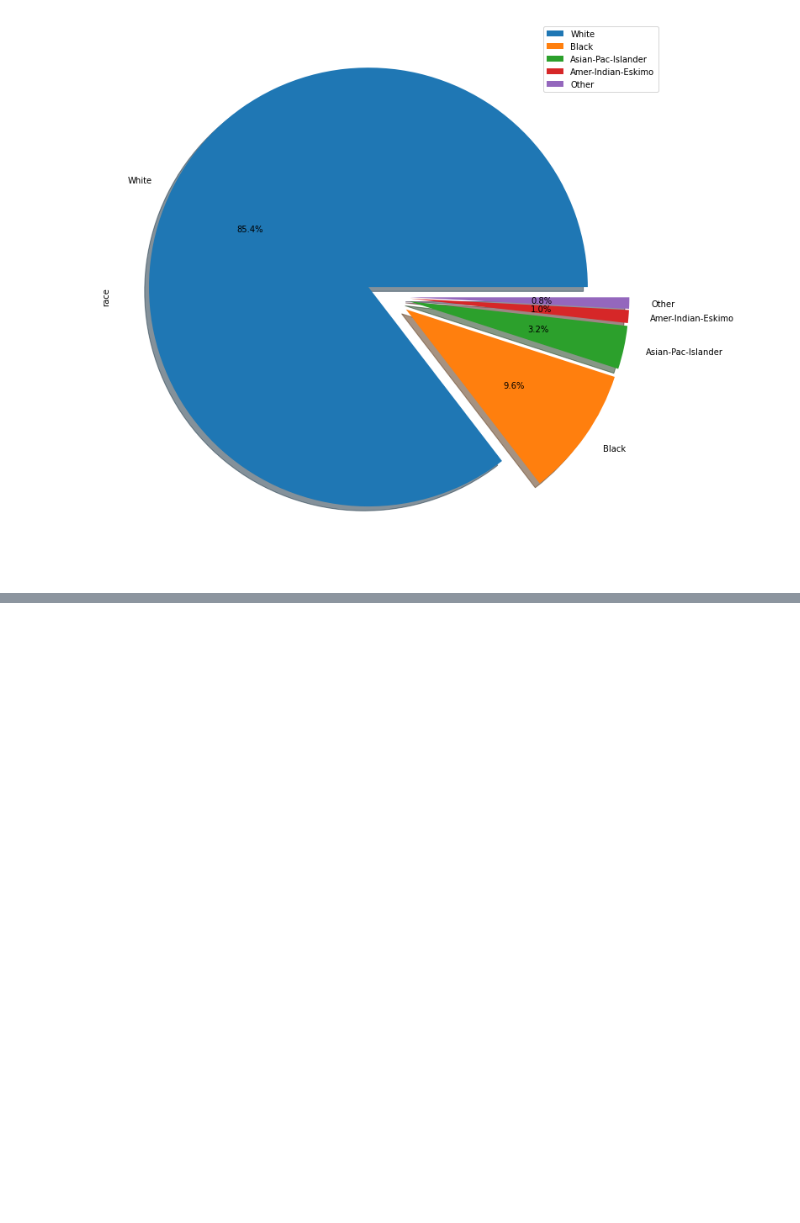
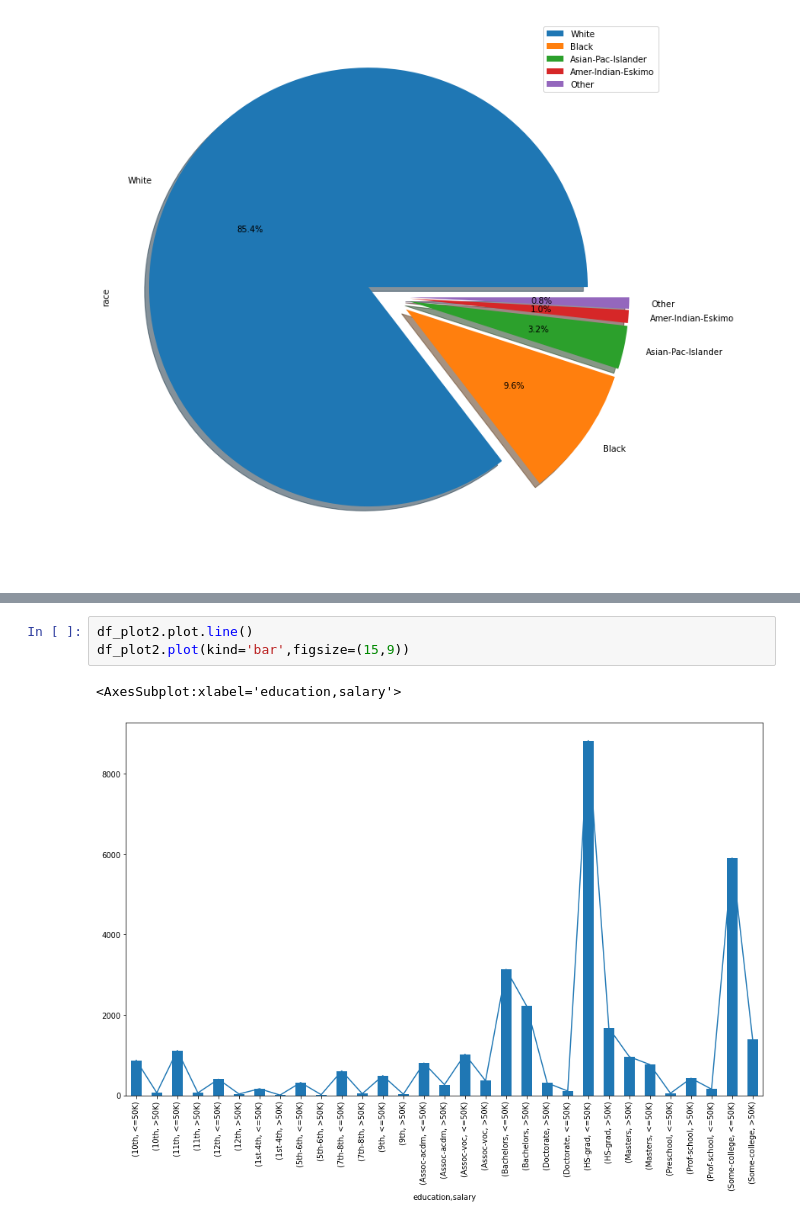
Before and after one commit to DataBadger/PracticeModels, a Jupyter notebook: DataAnalysis/Plots.ipynb, the cells around one changed output, grey strips where cells are left out. Saved outputs shown, nothing was run; the diff lists cells and outputs as text; blank space fills up the shorter version.

```diff
--- a/DataAnalysis/Plots.ipynb
+++ b/DataAnalysis/Plots.ipynb
@@ -137,0 +145,6 @@ array([<AxesSubplot:ylabel='race'>], dtype=object)
+# %%
+df_plot2.plot.line()
+df_plot2.plot(kind='bar',figsize=(15,9))
+# %% [output]
+<AxesSubplot:xlabel='education,salary'>
+[figure, added]
```
Also changed, not shown: parts of 2 cells of this notebook.
